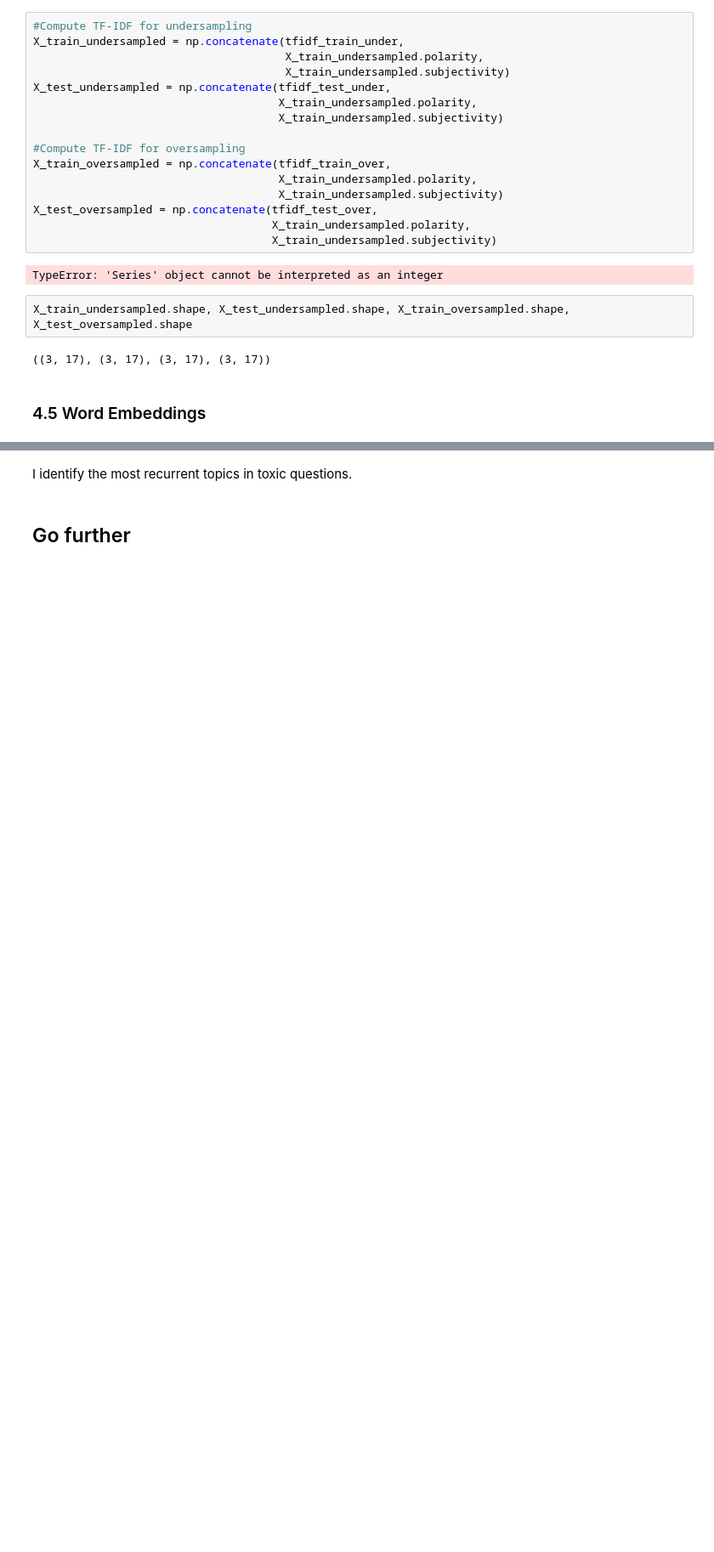
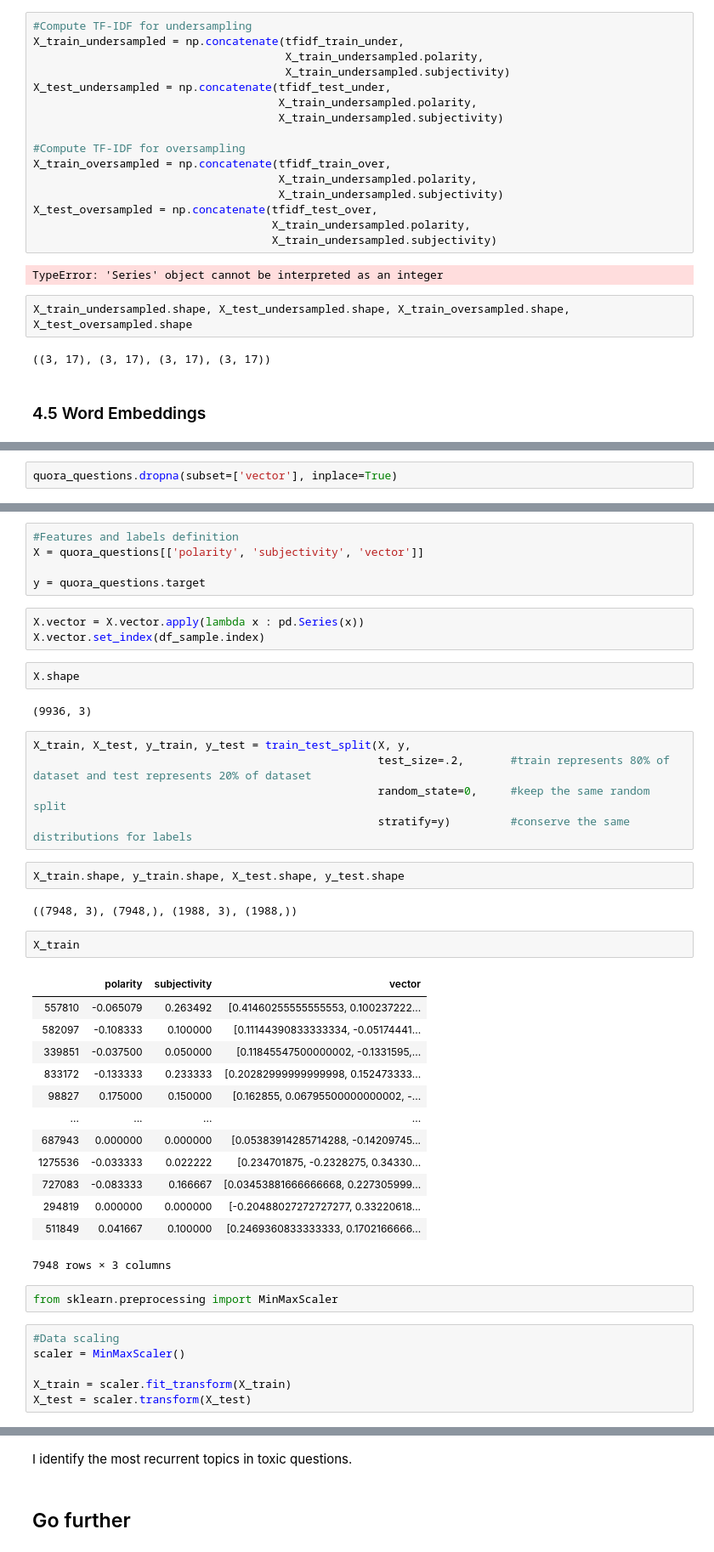
Before and after one commit to Jennifer974/my-projects, a Jupyter notebook: NLP/quora-insincere-classification/Quora-insincere-questions-classification.ipynb, the cells around one changed output, grey strips where cells are left out. Shown at 85% size. Cells and saved outputs as stored; diff of their text form; blank space fills up the shorter version.

```diff
--- a/NLP/quora-insincere-classification/Quora-insincere-questions-classification.ipynb
+++ b/NLP/quora-insincere-classification/Quora-insincere-questions-classification.ipynb
@@ -1278,0 +1407,2 @@ out_vocab_ordered
+# %%
+quora_questions.dropna(subset=['vector'], inplace=True)
@@ -1278,0 +1430,45 @@ out_vocab_ordered
+# %%
+#Features and labels definition
+X = quora_questions[['polarity', 'subjectivity', 'vector']]
+
+y = quora_questions.target
+# %%
+X.vector = X.vector.apply(lambda x : pd.Series(x))
+X.vector.set_index(df_sample.index)
+# %%
+X.shape
+# %% [output]
+(9936, 3)
+# %%
+X_train, X_test, y_train, y_test = train_test_split(X, y,
+                                                    test_size=.2,       #train represents 80% of dataset and test represents 20% of dataset
+                                                    random_state=0,     #keep the same random split
+                                                    stratify=y)         #conserve the same distributions for labels
+# %%
+X_train.shape, y_train.shape, X_test.shape, y_test.shape
+# %% [output]
+((7948, 3), (7948,), (1988, 3), (1988,))
+# %%
+X_train
+# %% [output]
+|  | polarity | subjectivity | vector |
+| 557810 | -0.065079 | 0.263492 | [0.41460255555555553, 0.100237222... |
+| 582097 | -0.108333 | 0.100000 | [0.11144390833333334, -0.05174441... |
+| 339851 | -0.037500 | 0.050000 | [0.11845547500000002, -0.1331595,... |
+| 833172 | -0.133333 | 0.233333 | [0.20282999999999998, 0.152473333... |
+| 98827 | 0.175000 | 0.150000 | [0.162855, 0.06795500000000002, -... |
+| ... | ... | ... | ... |
+| 687943 | 0.000000 | 0.000000 | [0.05383914285714288, -0.14209745... |
+| 1275536 | -0.033333 | 0.022222 | [0.234701875, -0.2328275, 0.34330... |
+| 727083 | -0.083333 | 0.166667 | [0.03453881666666668, 0.227305999... |
+| 294819 | 0.000000 | 0.000000 | [-0.20488027272727277, 0.33220618... |
+| 511849 | 0.041667 | 0.100000 | [0.2469360833333333, 0.1702166666... |
+7948 rows × 3 columns
+# %%
+from sklearn.preprocessing import MinMaxScaler
+# %%
+#Data scaling
+scaler = MinMaxScaler()
+
+X_train = scaler.fit_transform(X_train)
+X_test = scaler.transform(X_test)
```
Also changed, not shown: parts of 40 cells of this notebook, 3 other files.
